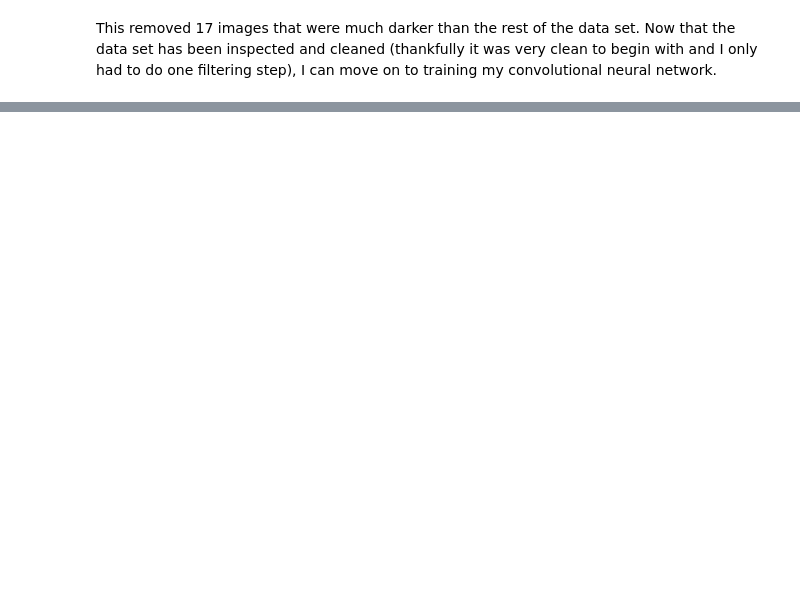
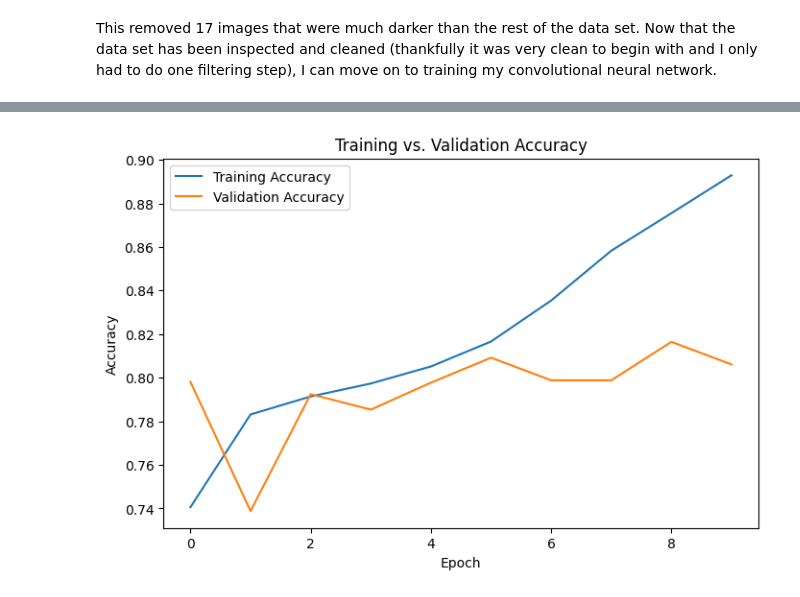
Before and after one commit to nickStanisic/CancerDetection, a Jupyter notebook: CancerDetection.ipynb, the cells around one changed output, grey strips where cells are left out. Drawn from its saved outputs; the diff is of its cells as text; code cells hidden in the pictures; blank space fills up the shorter version.

Commit message:
Add files via upload
This is with the base model

```diff
--- a/CancerDetection.ipynb
+++ b/CancerDetection.ipynb
@@ -188,3 +193,8 @@ df_sample_filtered = df_sample[df_sample['brightness'] >= threshold].copy()
 print(f"Filtered out images : {(len(df_sample) - len(df_sample_filtered))}")
 # %% [output]
 Filtered out images : 17
+# %%
+#want to update the loaded images list now with the filtered df_sample.
+loaded_images = []
+load_images(loaded_images, df_sample_filtered)
+print(len(loaded_images))
@@ -195,0 +216,26 @@ This removed 17 images that were much darker than the rest of the data set. Now
+# %%
+#create the model
+model = Sequential([
+    Conv2D(30, (3, 3), activation='relu', input_shape=(96, 96, 3)),
+    # max pool to reduce size of output dimensions (could try stride change instead)
+    MaxPooling2D(pool_size=(2, 2)),
+
+    Conv2D(60, (3, 3), activation='relu'),
+    MaxPooling2D(pool_size=(2, 2)),
+
+    # use Flatten so that the feature map can be acted on by neurons in dense layer
+    Flatten(),
+
+    #use relu activation for dense layer
+    Dense(120, activation='relu'),
+    # Trying dropouts to avoid overfitting, and faster compute time
+    Dropout(0.5),
+
+    # Output layer with sigmoid activation
+    Dense(1, activation='sigmoid')
+])
+
+model.compile(optimizer='adam', loss='binary_crossentropy', metrics=['accuracy'])
+
+#using a low number of epochs to start and a batch size to update the model quicker
+history = model.fit(X_train, y_train, validation_data=(X_validate, y_validate), epochs=10, batch_size=32)
@@ -195,0 +263,12 @@ This removed 17 images that were much darker than the rest of the data set. Now
+# %%
+#compare accuracy of training data and validation data
+plt.figure(figsize=(8, 5))
+plt.plot(history.history['accuracy'], label='Training Accuracy')
+plt.plot(history.history['val_accuracy'], label='Validation Accuracy')
+plt.xlabel('Epoch')
+plt.ylabel('Accuracy')
+plt.legend()
+plt.title('Training vs. Validation Accuracy')
+plt.show()
+# %% [output]
+[figure, added]
```
Also changed, not shown: parts of 8 cells of this notebook.
